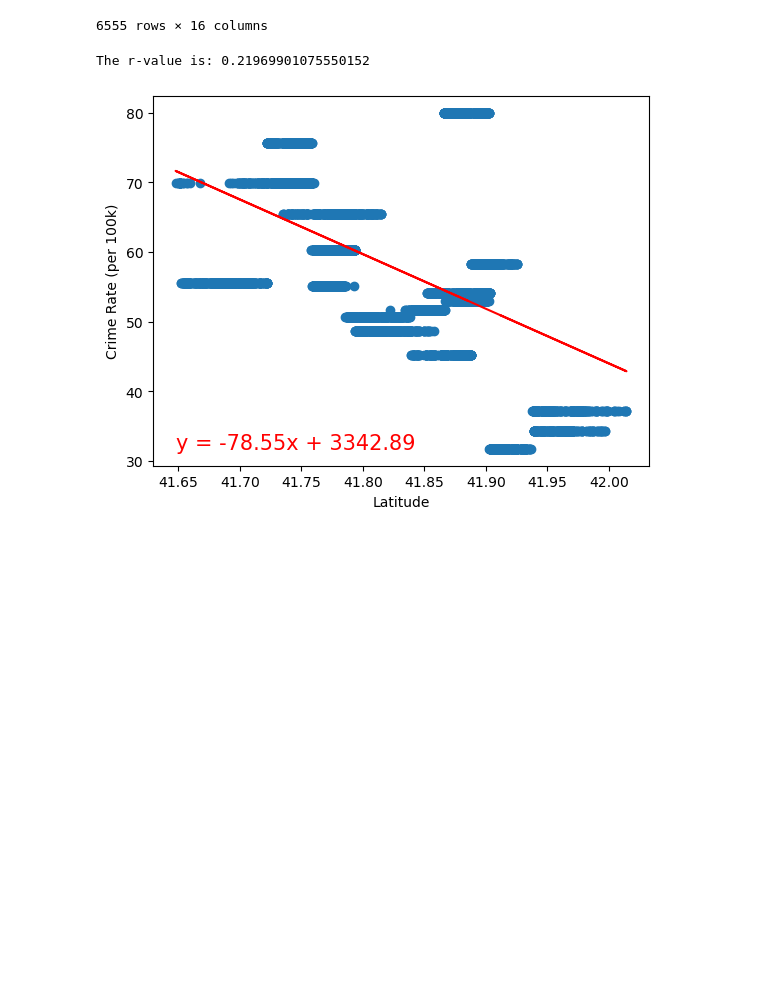
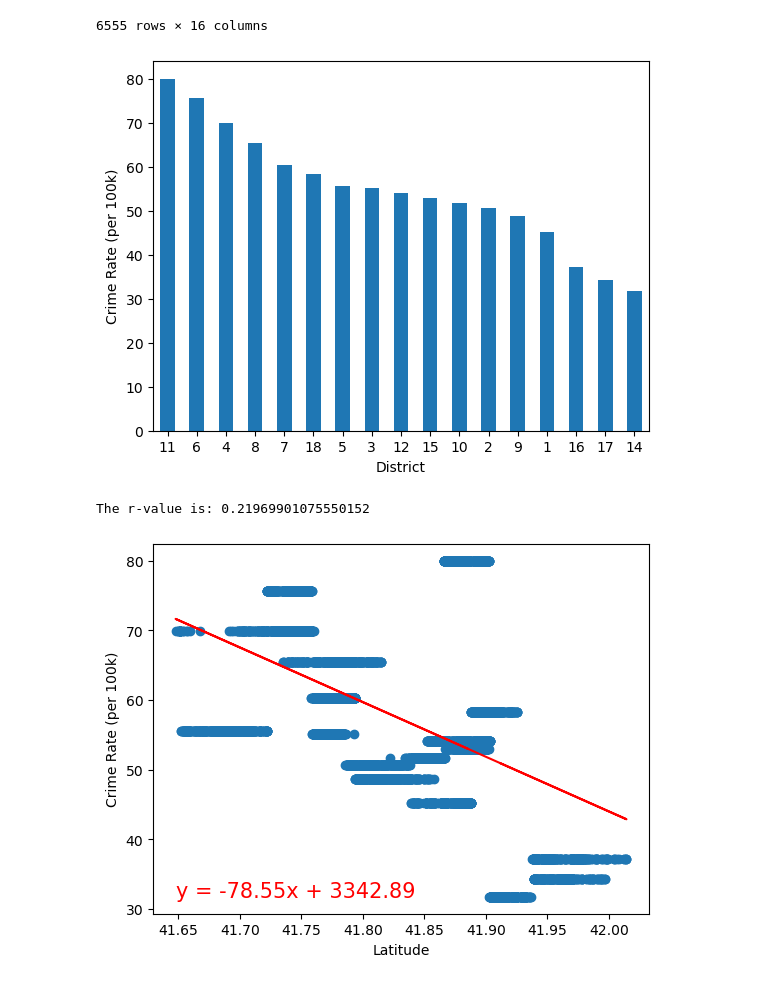
Before and after one commit to msryannhawkins/Project-1-5, a Jupyter notebook: Chicago Data/main.ipynb, the cells around one changed output. Drawn from its saved outputs; the diff is of its cells as text; code cells hidden in the pictures; blank space fills up the shorter version.

Commit message:
Added bar graph and final finishing touches

```diff
--- a/Chicago Data/main.ipynb
+++ b/Chicago Data/main.ipynb
@@ -204,6 +204,17 @@ final_df
 | 5934 | 12015679 | JD193048 | 3/23/2020 2:27 | WEAPONS VIOLATION | UNLAWFUL POSSESSION - HANDGUN | HOTEL / MOTEL | True | False | ... |
 | 8061 | 12019269 | JD197014 | 3/23/2020 23:30 | DECEPTIVE PRACTICE | CREDIT CARD FRAUD | RESIDENCE | False | False | ... |
 6555 rows × 16 columns
+# %%
+# Creating bar chart for crime rates by district
+bar_chart = final_df.groupby(['District'])['Crime Rate'].mean()
+bar_chart_ascending = bar_chart.sort_values(ascending=False)
+bar_chart_ascending.plot(kind='bar')
+plt.xticks(rotation = 0)
+plt.ylabel('Crime Rate (per 100k)')
+plt.savefig('bar_chart_crime_rate.png')
+plt.show()
+# %% [output]
+[figure, added]
 # %%
 # Creating a function to display scatter plot and compute linear regression line
 def linear_regression(x,y):
```
Also changed, not shown: 1 other file.
